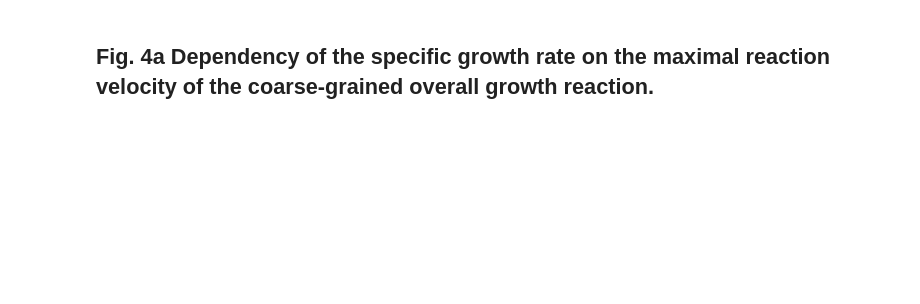
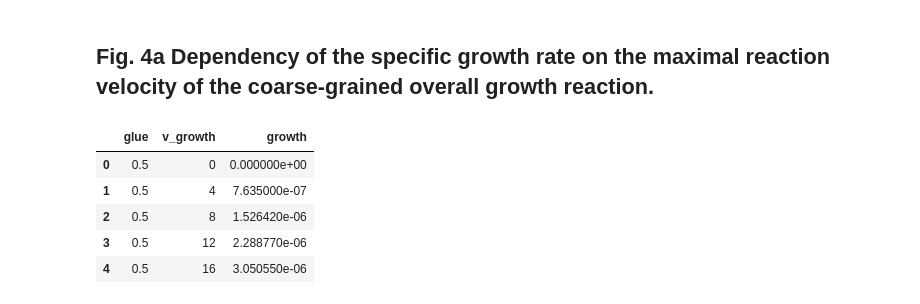
Before and after one commit to stairs/GEM-reduction-for-kinetic-modeling, a Jupyter notebook: analysis/src/simulation/vmax_growth_and_oxphos.ipynb, the cells around one changed output. Drawn from its saved outputs; the diff is of its cells as text; code cells hidden in the pictures; blank space fills up the shorter version.

```diff
--- a/analysis/src/simulation/vmax_growth_and_oxphos.ipynb
+++ b/analysis/src/simulation/vmax_growth_and_oxphos.ipynb
@@ -98,3 +57,15 @@ for glu_e in glu_e_scan:
+# %%
+
+growth_scan = read_csv("../../data/scan/growth_param_scan_copasi.csv", sep=r"\s+", names=["glue", "v_growth", "growth"],
+                       header=0)
+growth_scan.head()
+# %% [output]
+|  | glue | v_growth | growth |
+| 0 | 0.5 | 0 | 0.000000e+00 |
+| 1 | 0.5 | 4 | 7.635000e-07 |
+| 2 | 0.5 | 8 | 1.526420e-06 |
+| 3 | 0.5 | 12 | 2.288770e-06 |
+| 4 | 0.5 | 16 | 3.050550e-06 |
 # %%
 import matplotlib.pyplot as plt
 import seaborn as sns
```
Also changed, not shown: parts of 6 cells of this notebook, 2 other files.
